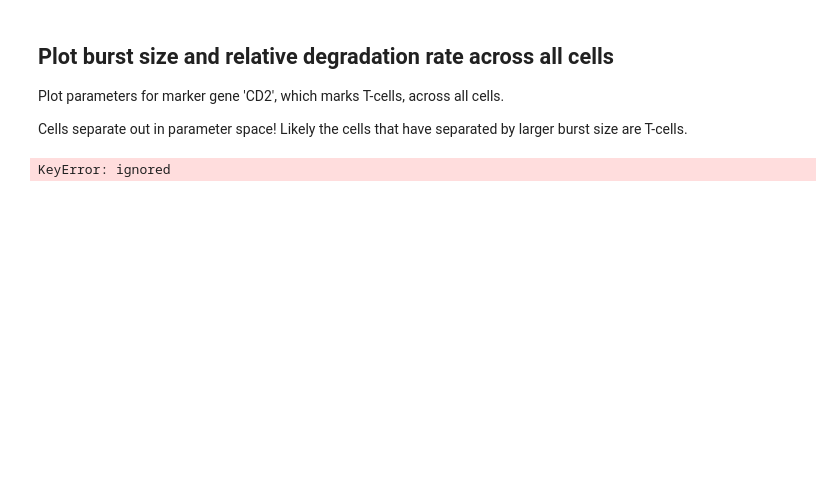
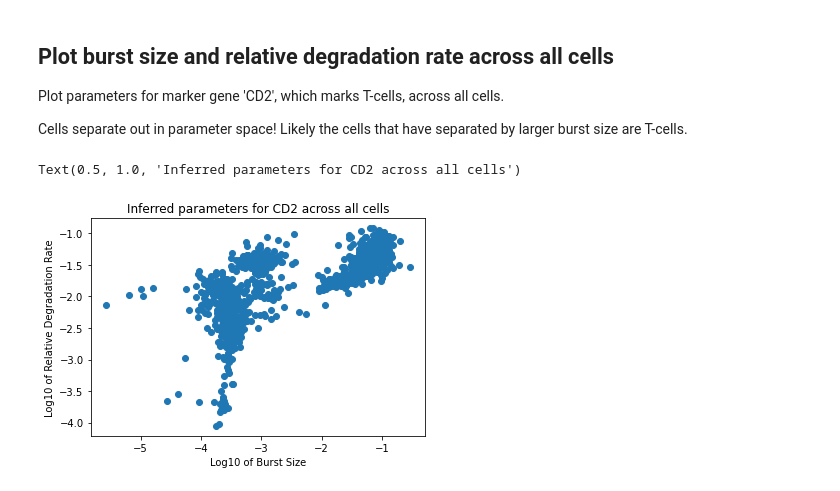
Before and after one commit to pachterlab/CGCCP_2023, a Jupyter notebook: ShortDemo.ipynb, the cells around one changed output. Cells and saved outputs as stored; diff of their text form; code cells hidden in the pictures; blank space fills up the shorter version.

```diff
--- a/ShortDemo.ipynb
+++ b/ShortDemo.ipynb
@@ -257,6 +261,9 @@ plt.legend()
 # %%
 # extract latent space and parameters, can use for clustering, etc.
 latent_representation = model.get_latent_representation(adata)
+
+# add latent to anndata object
+adata.obsm['latent_representation'] = latent_representation
 
 # for ALL models, returns spliced and unspliced means
 # for Bursty Model: burst size, relative splicing rate, relative degradation rate
@@ -276,8 +295,9 @@ Cells separate out in parameter space! Likely the cells that have separated by l
 cd2_index = np.where(adata.var['gene_name']=='CD2')[0][0]
 # %%
 plt.scatter(np.log10(parameters['burst_size'][:,cd2_index]),np.log10(parameters['rel_degradation_rate'][:,cd2_index]))
-plt.xlabel('Burst Size')
-plt.ylabel('Relative Degradation Rate')
+plt.xlabel('Log10 of Burst Size')
+plt.ylabel('Log10 of Relative Degradation Rate')
 plt.title('Inferred parameters for CD2 across all cells')
 # %% [output]
-KeyError: ignored
+Text(0.5, 1.0, 'Inferred parameters for CD2 across all cells')
+[figure, added]
```
Also changed, not shown: parts of 14 cells of this notebook.
